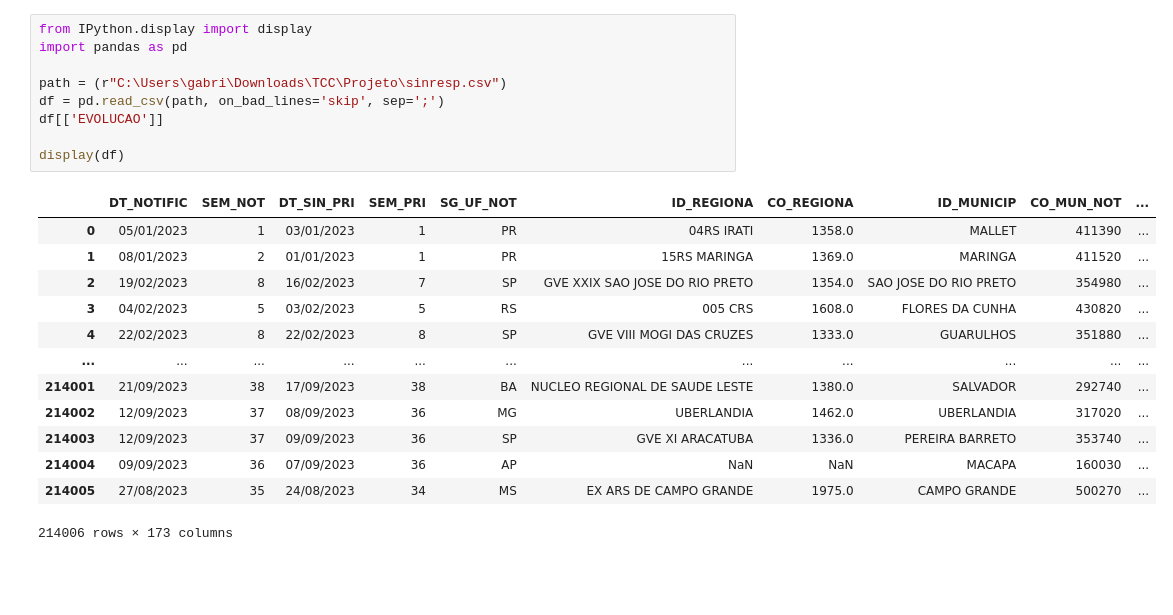
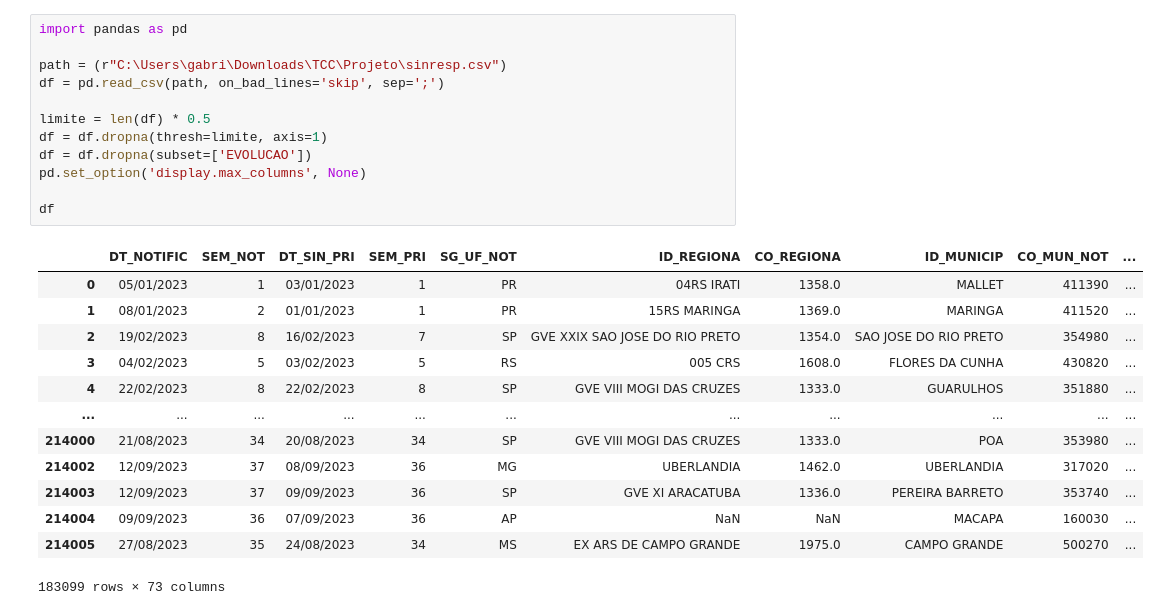
Before and after one commit to Gabriel-Araujo12/revelando-entrelinhas, a Jupyter notebook: Projeto/main.ipynb, the cells around one changed output. Cells and saved outputs as stored; diff of their text form; blank space fills up the shorter version.

```diff
--- a/Projeto/main.ipynb
+++ b/Projeto/main.ipynb
@@ -1,23 +1,26 @@
 # %%
-from IPython.display import display
 import pandas as pd
 
 path = (r"C:\Users\gabri\Downloads\TCC\Projeto\sinresp.csv")
 df = pd.read_csv(path, on_bad_lines='skip', sep=';')
-df[['EVOLUCAO']]
 
-display(df)
+limite = len(df) * 0.5
+df = df.dropna(thresh=limite, axis=1)
+df = df.dropna(subset=['EVOLUCAO'])
+pd.set_option('display.max_columns', None)
+
+df
 # %% [output]
 |  | DT_NOTIFIC | SEM_NOT | DT_SIN_PRI | SEM_PRI | SG_UF_NOT | ID_REGIONA | CO_REGIONA | ID_MUNICIP | CO_MUN_NOT | ... |
 | 0 | 05/01/2023 | 1 | 03/01/2023 | 1 | PR | 04RS IRATI | 1358.0 | MALLET | 411390 | ... |
 | 1 | 08/01/2023 | 2 | 01/01/2023 | 1 | PR | 15RS MARINGA | 1369.0 | MARINGA | 411520 | ... |
 | 2 | 19/02/2023 | 8 | 16/02/2023 | 7 | SP | GVE XXIX SAO JOSE DO RIO PRETO | 1354.0 | SAO JOSE DO RIO PRETO | 354980 | ... |
 | 3 | 04/02/2023 | 5 | 03/02/2023 | 5 | RS | 005 CRS | 1608.0 | FLORES DA CUNHA | 430820 | ... |
 | 4 | 22/02/2023 | 8 | 22/02/2023 | 8 | SP | GVE VIII MOGI DAS CRUZES | 1333.0 | GUARULHOS | 351880 | ... |
 | ... | ... | ... | ... | ... | ... | ... | ... | ... | ... | ... |
-| 214001 | 21/09/2023 | 38 | 17/09/2023 | 38 | BA | NUCLEO REGIONAL DE SAUDE LESTE | 1380.0 | SALVADOR | 292740 | ... |
+| 214000 | 21/08/2023 | 34 | 20/08/2023 | 34 | SP | GVE VIII MOGI DAS CRUZES | 1333.0 | POA | 353980 | ... |
 | 214002 | 12/09/2023 | 37 | 08/09/2023 | 36 | MG | UBERLANDIA | 1462.0 | UBERLANDIA | 317020 | ... |
 | 214003 | 12/09/2023 | 37 | 09/09/2023 | 36 | SP | GVE XI ARACATUBA | 1336.0 | PEREIRA BARRETO | 353740 | ... |
 | 214004 | 09/09/2023 | 36 | 07/09/2023 | 36 | AP | NaN | NaN | MACAPA | 160030 | ... |
 | 214005 | 27/08/2023 | 35 | 24/08/2023 | 34 | MS | EX ARS DE CAMPO GRANDE | 1975.0 | CAMPO GRANDE | 500270 | ... |
-214006 rows × 173 columns
+183099 rows × 73 columns
```
Also changed, not shown: 2 other files.
